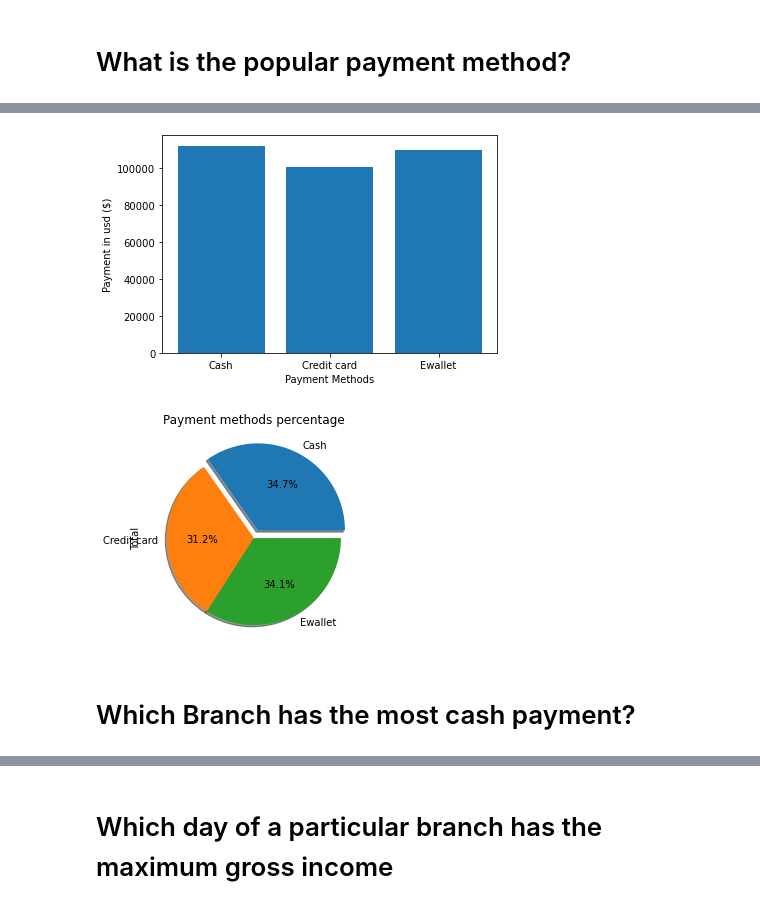
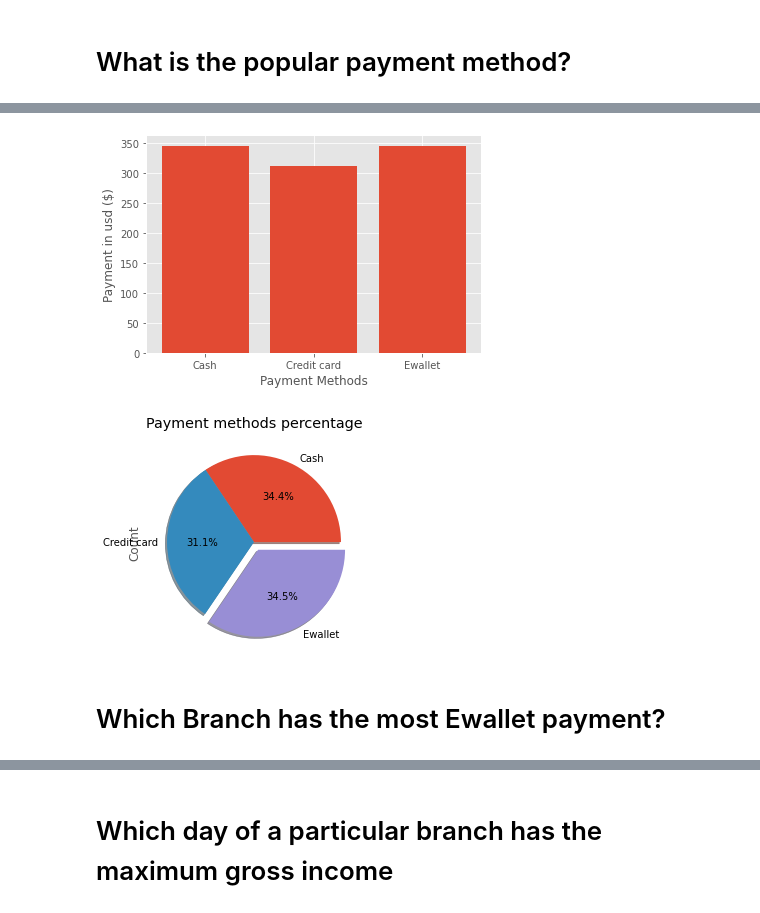
Before and after one commit to litu702/Supermarket_sales_Data, a Jupyter notebook: Supermarket_sales_Data.ipynb, the cells around one changed output, grey strips where cells are left out. Cells and saved outputs as stored; diff of their text form; code cells hidden in the pictures.

```diff
--- a/Supermarket_sales_Data.ipynb
+++ b/Supermarket_sales_Data.ipynb
@@ -1,7 +1,7 @@
 # %%
 import pandas as pd
 # %%
-df=pd.read_csv('E:/Data_Science/supermarket_sales.csv')
+df=pd.read_csv('E:/Data_Science/Datasets for Data Analysis/supermarket_sales.csv')
 # %%
 df.head()
 # %% [output]
@@ -214,0 +259,5 @@ plot = product_group.plot.pie(y='gross income', title="Gross income for each pro
+# %%
+plt.style.use('ggplot')
+plot = product_group.plot.pie(y='gross margin percentage', title="Gross Margin % for each product line", legend=False, \
+                   autopct='%1.1f%%',figsize=(10,10),explode=(0,0.1,0.05,0,0,0),\
+                   shadow=True, startangle=0)
@@ -262,6 +316,7 @@ br_prdt_grp['Rating'].max()
 # %% [markdown]
 # What is the popular payment method?
 # %%
+df['Count']=1
 df.head()
 # %% [output]
 |  | Branch | City | Customer type | Gender | Product line | Unit price | Quantity | Tax 5% | Total | ... |
@@ -272,6 +327,6 @@ df.head()
 | 123-19-1176 | A | Yangon | Member | Male | Health and beauty | 58.22 | 8 | 23.2880 | 489.0480 | ... |
 | 373-73-7910 | A | Yangon | Normal | Male | Sports and travel | 86.31 | 7 | 30.2085 | 634.3785 | ... |
 # %%
-payment_grp=df.groupby(['Payment']).sum()
+payment_grp=df.groupby(['Payment']).count()
 payment_grp
 # %% [output]
@@ -283,18 +338,20 @@ payment_grp
 # %%
 pmethods=[payment for payment, df in df.groupby(['Payment'])]
-plt.bar(pmethods,payment_grp['Total'])
+plt.bar(pmethods,payment_grp['Count'])
 plt.xticks(pmethods)
+plt.style.use('ggplot')
 plt.xlabel("Payment Methods")
 plt.ylabel("Payment in usd ($)")
 plt.show()
 # %% [output]
-[figure, old version]
+[figure, new version]
 # %%
-plot = payment_grp.plot.pie(y='Total', title="Payment methods percentage", legend=False, \
-                   autopct='%1.1f%%', explode=(0.1, 0, 0), \
+plt.style.use('ggplot')
+plot = payment_grp.plot.pie(y='Count', title="Payment methods percentage", legend=False, \
+                   autopct='%1.1f%%', explode=(0, 0, 0.1), \
                    shadow=True, startangle=0)
 # %% [output]
-[figure, old version]
+[figure, new version]
 # %% [markdown]
-# Which Branch has the most cash payment?
+# Which Branch has the most Ewallet payment?
 # %%
```
Also changed, not shown: parts of 38 cells of this notebook.
